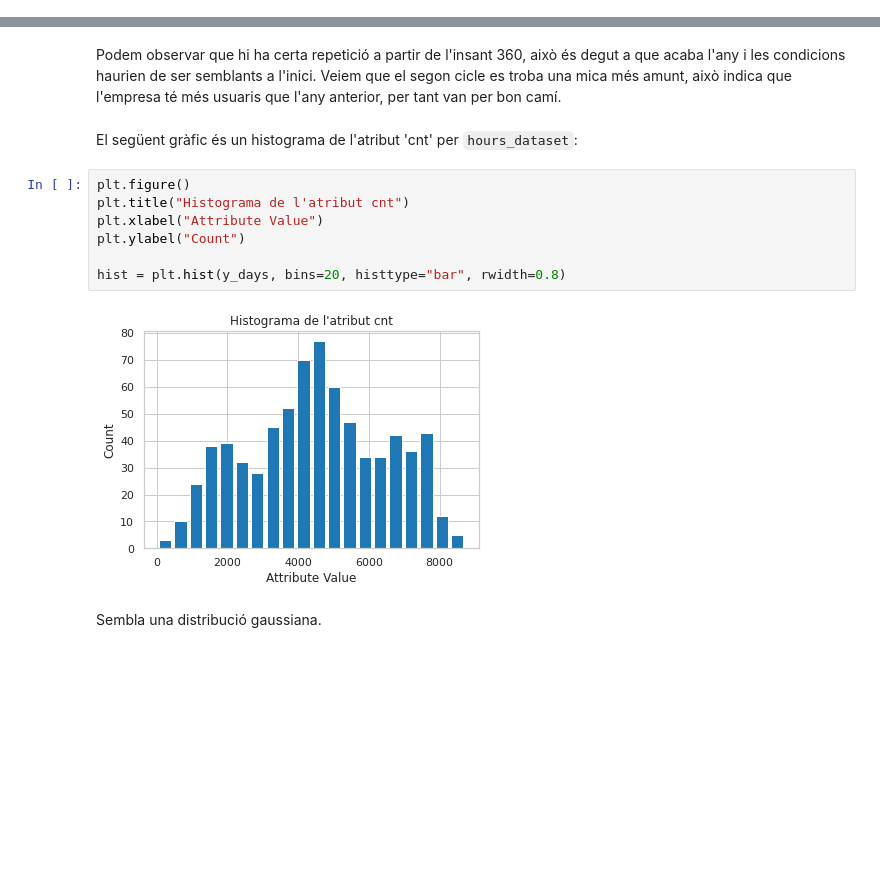
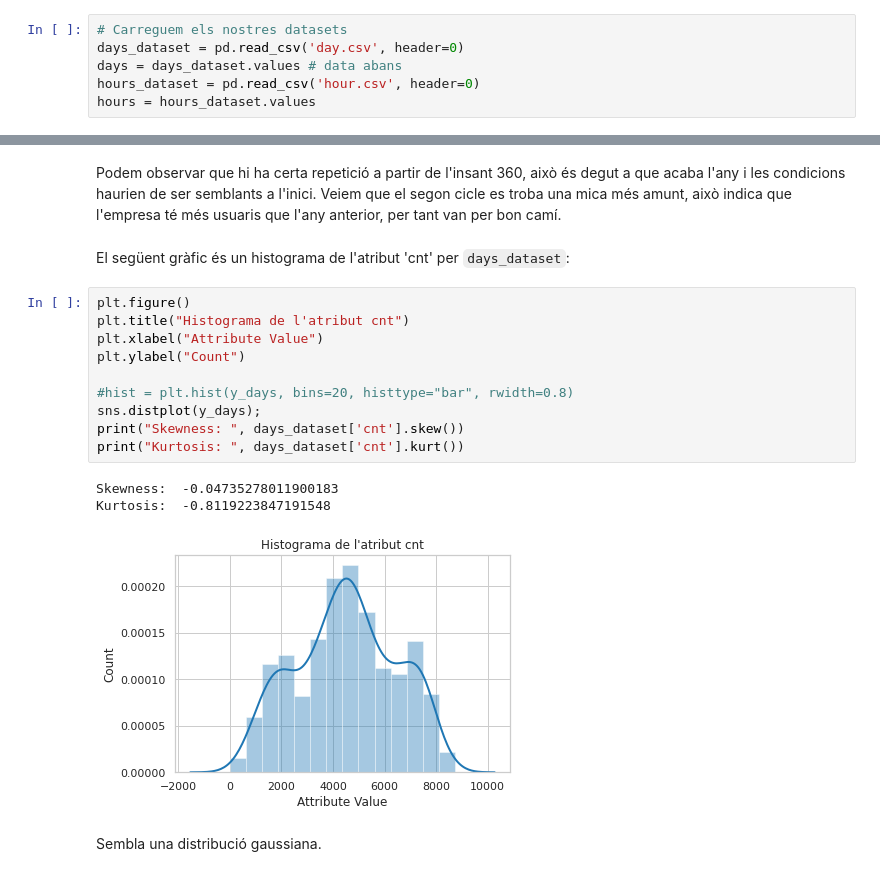
Before and after one commit to Roger-Montane/APC-P1-Regressio, a Jupyter notebook: practica1.ipynb, the cells around one changed output, grey strips where cells are left out. Cells and saved outputs as stored; diff of their text form; blank space fills up the shorter version.

```diff
--- a/practica1.ipynb
+++ b/practica1.ipynb
@@ -64,3 +29,9 @@ Sembla que en el nostre dataset no trobem cap valor no existent, per tant no hem
+# %%
+# Carreguem els nostres datasets
+days_dataset = pd.read_csv('day.csv', header=0)
+days = days_dataset.values # data abans
+hours_dataset = pd.read_csv('hour.csv', header=0)
+hours = hours_dataset.values
 # %% [markdown]
 Observem les primeres mostres de la nostra base de dades:
 # %%
@@ -256,16 +272,21 @@ plt.show()
 # %% [markdown]
 Podem observar que hi ha certa repetició a partir de l'insant 360, això és degut a que acaba l'any i les condicions haurien de ser semblants a l'inici. Veiem que el segon cicle es troba una mica més amunt, això indica que l'empresa té més usuaris que l'any anterior, per tant van per bon camí.
 # %% [markdown]
-El següent gràfic és un histograma de l'atribut 'cnt' per ``hours_dataset``:
+El següent gràfic és un histograma de l'atribut 'cnt' per ``days_dataset``:
 # %%
 plt.figure()
 plt.title("Histograma de l'atribut cnt")
 plt.xlabel("Attribute Value")
 plt.ylabel("Count")
 
-hist = plt.hist(y_days, bins=20, histtype="bar", rwidth=0.8)
+#hist = plt.hist(y_days, bins=20, histtype="bar", rwidth=0.8)
+sns.distplot(y_days);
+print("Skewness: ", days_dataset['cnt'].skew())
+print("Kurtosis: ", days_dataset['cnt'].kurt())
 # %% [output]
+Skewness:  -0.04735278011900183
+Kurtosis:  -0.8119223847191548
-[figure, old version]
+[figure, new version]
 # %% [markdown]
 Sembla una distribució gaussiana.
 # %% [markdown]
```
Also changed, not shown: parts of 62 cells of this notebook.
